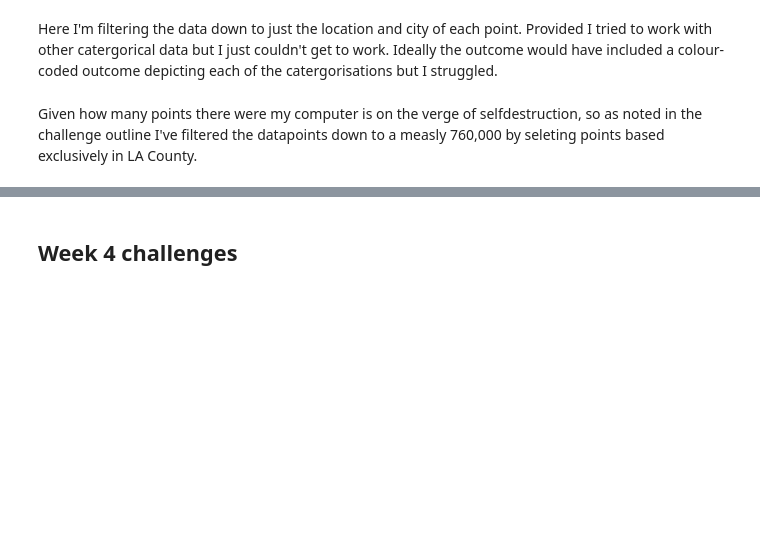
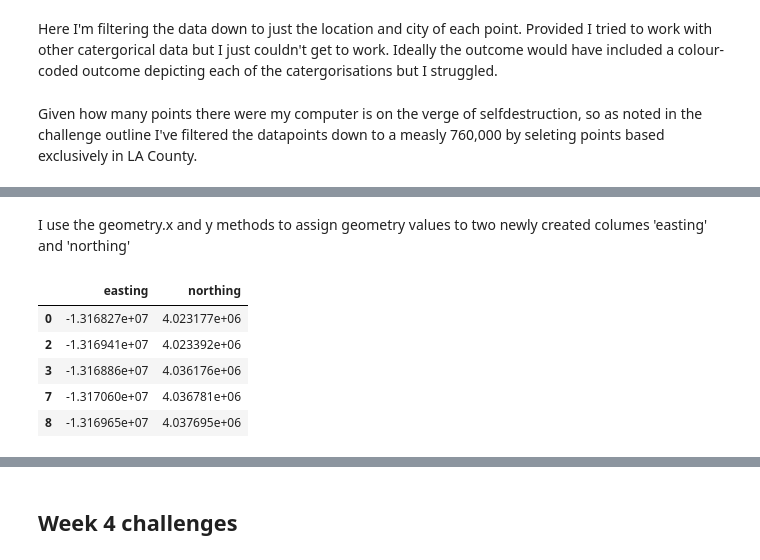
Before and after one commit to oscarhogan/AssignmentRepo, a Jupyter notebook: Assignment part 2.ipynb, the cells around one changed output, grey strips where cells are left out. Saved outputs shown, nothing was run; the diff lists cells and outputs as text; code cells hidden in the pictures; blank space fills up the shorter version.

```diff
--- a/Assignment part 2.ipynb
+++ b/Assignment part 2.ipynb
@@ -53,7 +130,16 @@ I use the geometry.x and y methods to assign geometry values to two newly create
+# %% [markdown]
+I use the geometry.x and y methods to assign geometry values to two newly created columes 'easting' and 'northing'
 # %%
 gdf['easting'] = gdf.geometry.x
 gdf['northing'] = gdf.geometry.y
 
-gdfnew = gdf.drop(columns=['LATITUDE', 'LONGITUDE', 'geometry'])
+gdfnew = gdf.drop(columns=['LATITUDE', 'LONGITUDE', 'geometry', 'CITY'])
 
 gdfnew.head()
+# %% [output]
+|  | easting | northing |
+| 0 | -1.316827e+07 | 4.023177e+06 |
+| 2 | -1.316941e+07 | 4.023392e+06 |
+| 3 | -1.316886e+07 | 4.036176e+06 |
+| 7 | -1.317060e+07 | 4.036781e+06 |
+| 8 | -1.316965e+07 | 4.037695e+06 |
```
Also changed, not shown: parts of 19 cells of this notebook, 1 other file.
